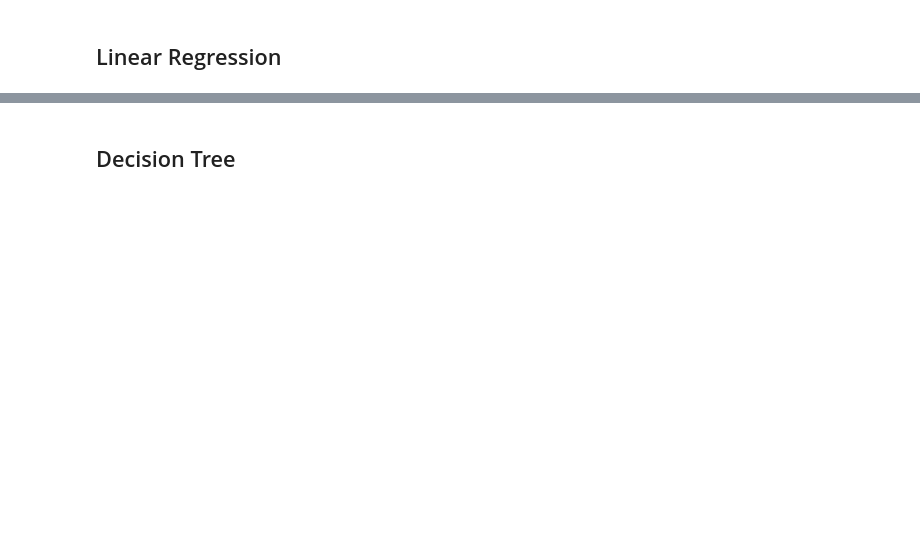
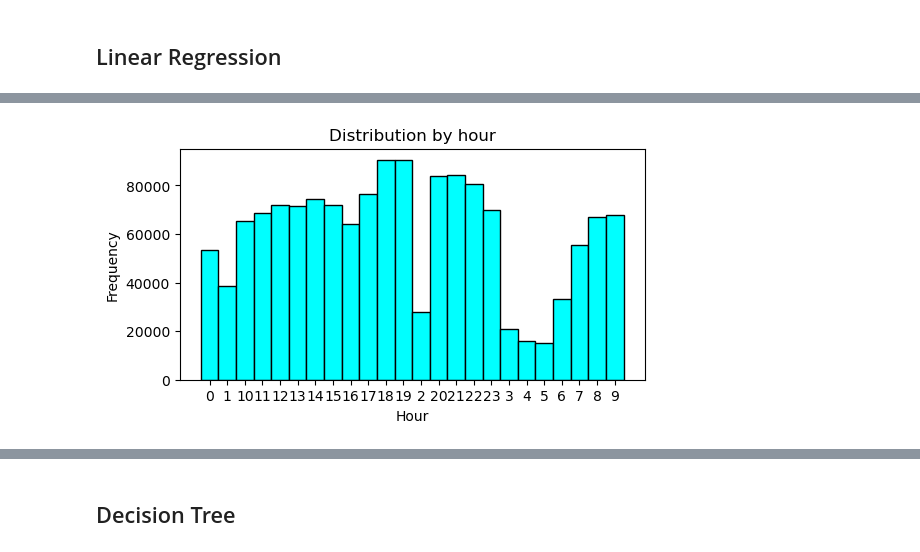
Before and after one commit to JavierMoraga1/midterm_project, a Jupyter notebook: notebook.ipynb, the cells around one changed output, grey strips where cells are left out. Cells and saved outputs as stored; diff of their text form; code cells hidden in the pictures; blank space fills up the shorter version.

```diff
--- a/notebook.ipynb
+++ b/notebook.ipynb
@@ -196,3 +335,12 @@ df_full_train, df_train, df_val, df_test, y_train, y_val, y_test = split_datafra
+# %%
+plt.figure(figsize=(6, 3))
+sns.histplot(sorted(df.hour.values), bins=40, color='cyan', alpha=1)
+plt.ylabel('Frequency')
+plt.xlabel('Hour')
+plt.title('Distribution by hour')
+plt.show()
+# %% [output]
+[figure, added]
 # %%
 features = ['vendor_id', 'passenger_count', 'pickup_longitude', 'pickup_latitude',
             'dropoff_longitude', 'dropoff_latitude', 'month',
```
Also changed, not shown: parts of 59 cells of this notebook, 8 other files.
